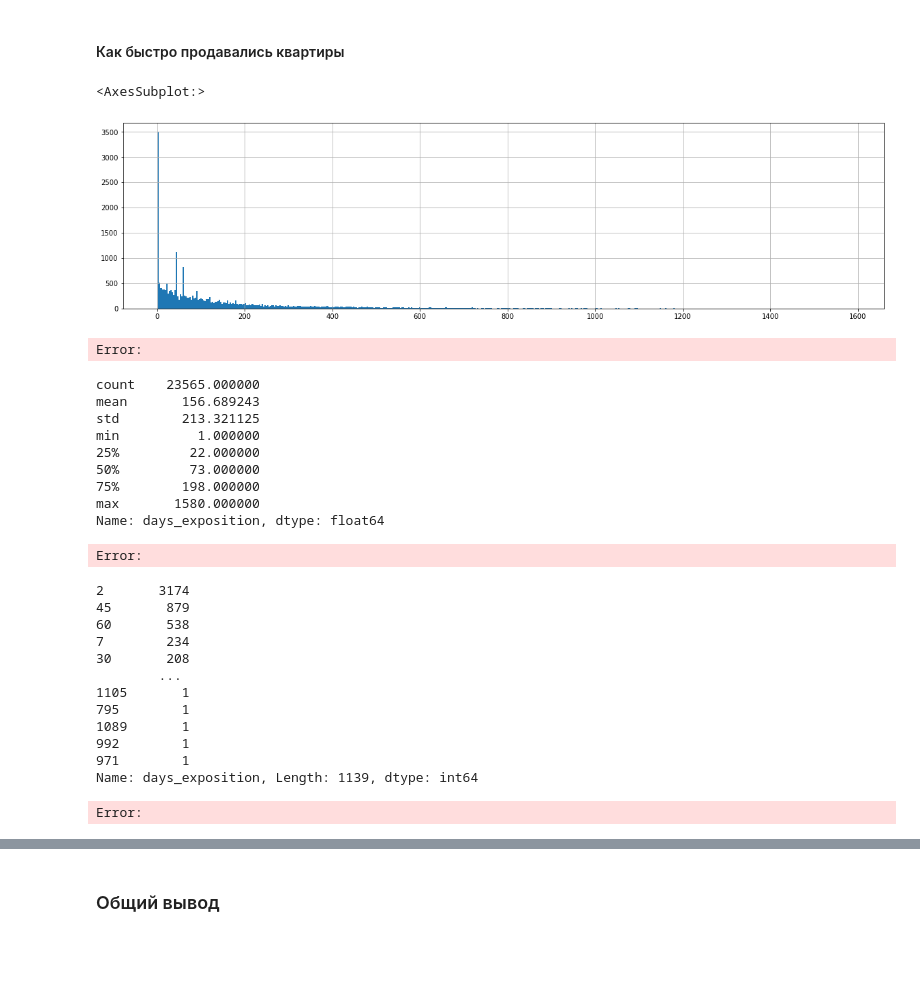
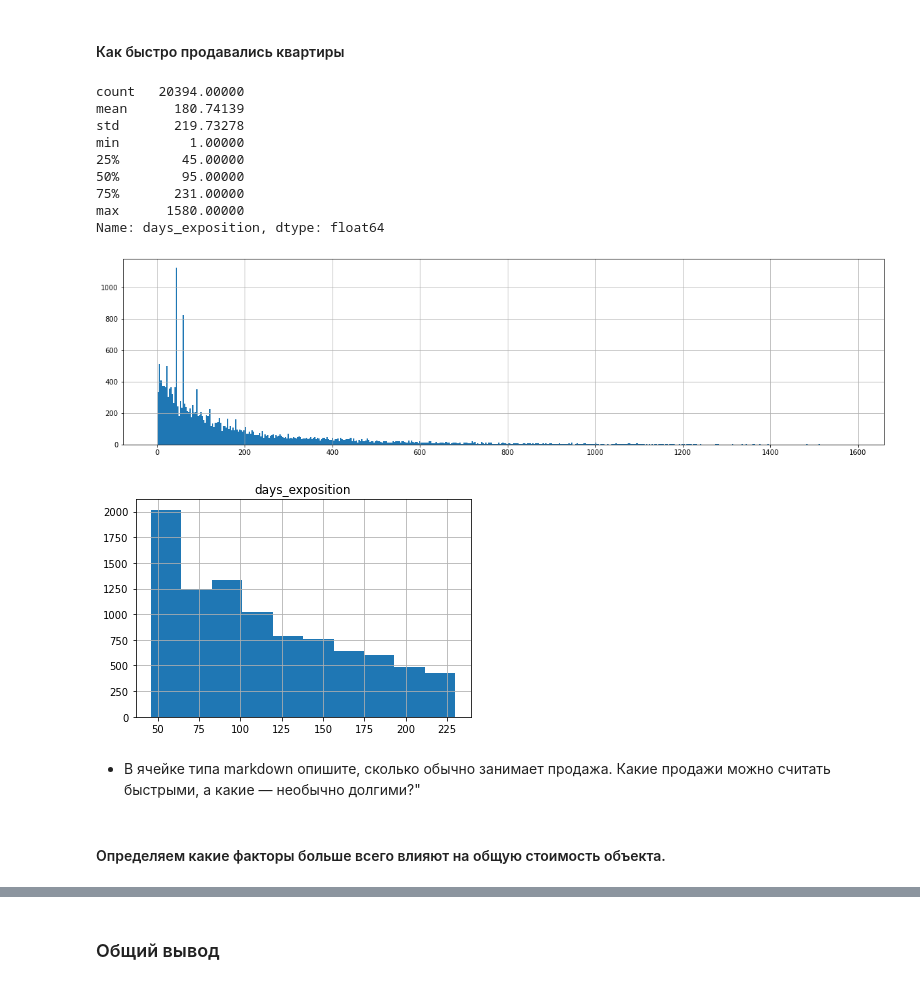
Before and after one commit to VSXV/Data-Science-Projects, a Jupyter notebook: 90289507-c16d-4627-b0ad-914b36f98d8a.ipynb, the cells around one changed output, grey strips where cells are left out. Cells and saved outputs as stored; diff of their text form; code cells hidden in the pictures; blank space fills up the shorter version.

```diff
--- a/90289507-c16d-4627-b0ad-914b36f98d8a.ipynb
+++ b/90289507-c16d-4627-b0ad-914b36f98d8a.ipynb
@@ -218,7 +214,6 @@ data = data.dropna(subset=['locality_name'])
 #У строк где отсутствуют данные о наличии в округе парков или прудов фиксируем отсутствие таковых
 data['parks_around3000'] = data['parks_around3000'].fillna(0)
 data['ponds_around3000'] = data['ponds_around3000'].fillna(0)
-data['days_exposition'] = data['days_exposition'].fillna(data['days_exposition'].median())
 
 data.reset_index(drop=True)
 # %% [output]
@@ -250,6 +242,7 @@ Error:
 # %% [markdown]
 #### Преобразуем тип данных в столбцах, где это нужно
 # %%
+#MARK: - Описать
 data['last_price'] = data['last_price'].astype('int')
 data['first_day_exposition'] = pd.to_datetime(data['first_day_exposition'], format='%Y-%m-%dT%H:%M:%S')
 data['floors_total'] = data['floors_total'].astype('int')
@@ -257,5 +250,4 @@ data['is_apartment'] = data['is_apartment'].astype('bool')
 data['balcony'] = data['balcony'].astype('int')
 data['parks_around3000'] = data['parks_around3000'].astype('int')
 data['ponds_around3000'] = data['ponds_around3000'].astype('int')
-data['days_exposition'] = data['days_exposition'].astype('int')
 data['avg_area_price'] = data['avg_area_price'].astype('int')
@@ -394,36 +477,21 @@ Error:
 #### Как быстро продавались квартиры
 # %%
 data['days_exposition'].hist(bins=500, figsize=(20, 5))
+data.query('days_exposition.quantile(0.25) < days_exposition < days_exposition.quantile(0.75)').hist('days_exposition')
+data['days_exposition'].describe()
 # %% [output]
-<AxesSubplot:>
+count   20394.00000
+mean      180.74139
+std       219.73278
+min         1.00000
+25%        45.00000
+50%        95.00000
+75%       231.00000
+max      1580.00000
+Name: days_exposition, dtype: float64
-[figure, old version]
+[figure, new version]
-Error:
+[figure, added]
-# %%
-data['days_exposition'].describe()
-# %% [output]
-count    23565.000000
-mean       156.689243
-std        213.321125
-min          1.000000
-25%         22.000000
-50%         73.000000
-75%        198.000000
-max       1580.000000
-Name: days_exposition, dtype: float64
-Error:
-# %%
-data['days_exposition'].value_counts()
-# %% [output]
-2       3174
-45       879
-60       538
-7        234
-30       208
-        ...
-1105       1
-795        1
-1089       1
-992        1
-971        1
-Name: days_exposition, Length: 1139, dtype: int64
-Error:
+# %% [markdown]
+   - В ячейке типа markdown опишите, сколько обычно занимает продажа. Какие продажи можно считать быстрыми, а какие — необычно долгими?"
+# %% [markdown]
+#### Определяем какие факторы больше всего влияют на общую стоимость объекта.
```
Also changed, not shown: parts of 39 cells of this notebook.
